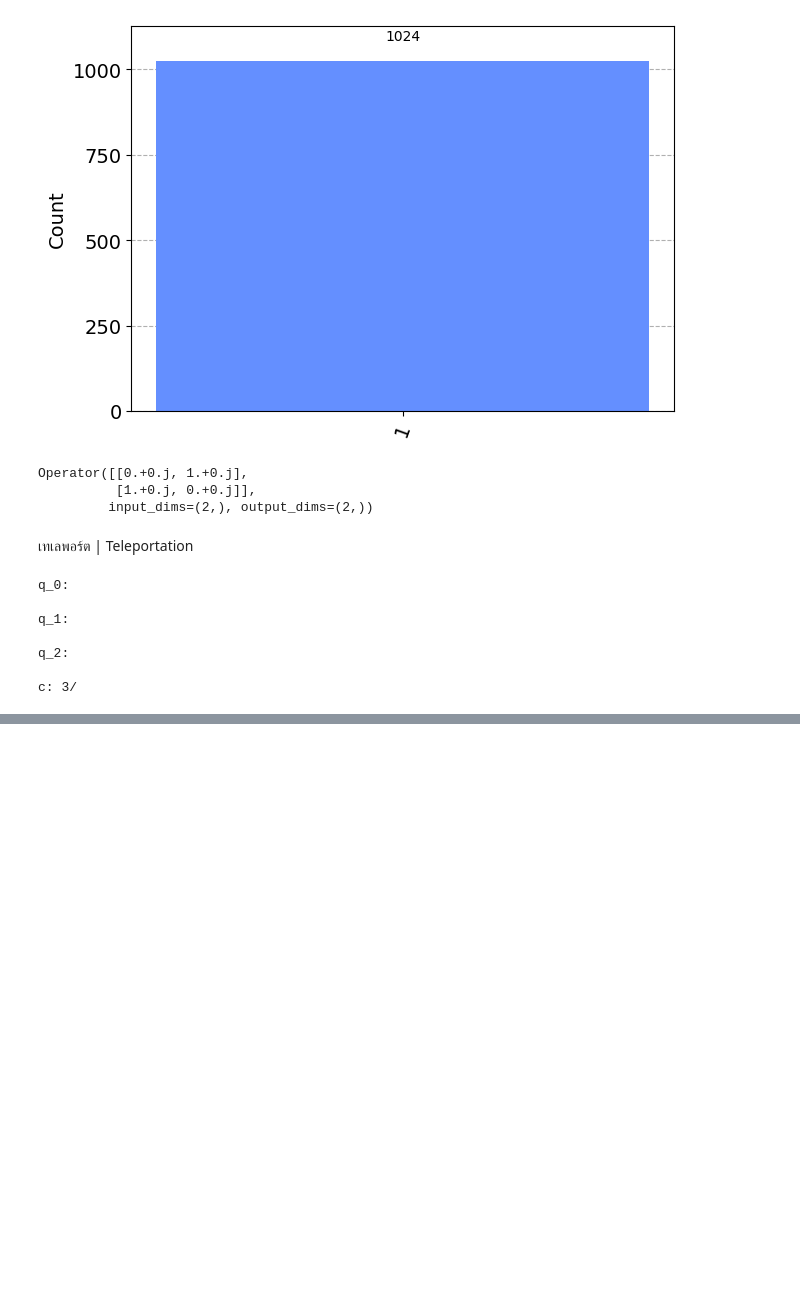
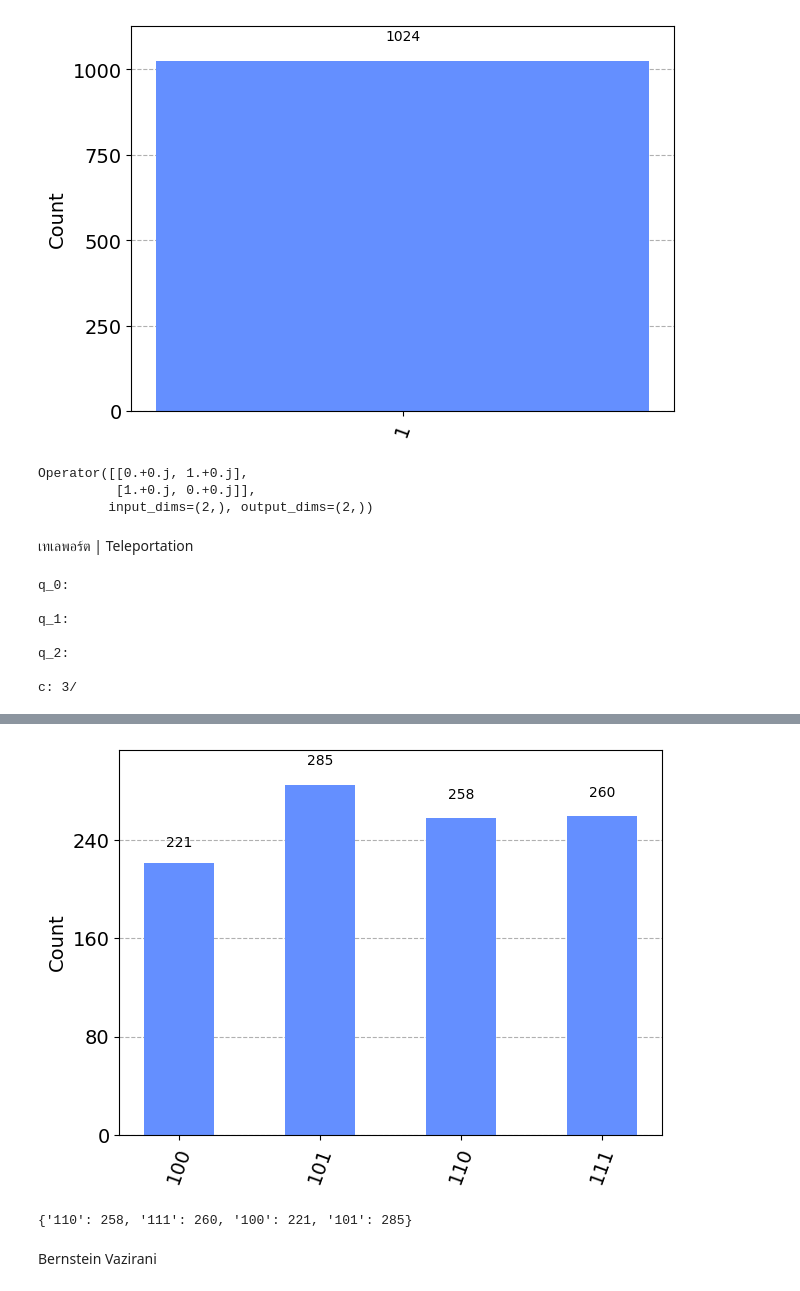
Before and after one commit to thecoachingonline/Learning-Quantum-IBMQ, a Jupyter notebook: Install-Quantum-IBM.ipynb, the cells around one changed output, grey strips where cells are left out. Cells and saved outputs as stored; diff of their text form; code cells hidden in the pictures; blank space fills up the shorter version.

Commit message:
Bernstein Vazirani

```diff
--- a/Install-Quantum-IBM.ipynb
+++ b/Install-Quantum-IBM.ipynb
@@ -210,0 +226,3 @@ c: 3/
+# %%
+circuit.h(1)
+circuit.cx(1,2)
@@ -210,0 +242,4 @@ c: 3/
+# %%
+circuit.cx(0,1)
+circuit.h(0)
+circuit.draw()
@@ -210,0 +255,4 @@ c: 3/
+# %%
+circuit.barrier()
+circuit.measure([0,1], [0,1])
+circuit.draw()
@@ -210,0 +269,5 @@ c: 3/
+# %%
+circuit.barrier()
+circuit.cx(1,2)
+circuit.cz(0,2)
+circuit.draw()
@@ -210,0 +284,15 @@ c: 3/
+# %%
+circuit.measure(2,2)
+simulator = Aer.get_backend('qasm_simulator')
+result = execute(circuit, backend = simulator, shots = 1024).result()
+counts = result.get_counts()
+from qiskit.tools.visualization import plot_histogram
+plot_histogram(counts)
+# %% [output]
+[figure, added]
+# %%
+print(counts)
+# %% [output]
+{'110': 258, '111': 260, '100': 221, '101': 285}
+# %% [markdown]
+Bernstein Vazirani
```
Also changed, not shown: parts of 13 cells of this notebook.
